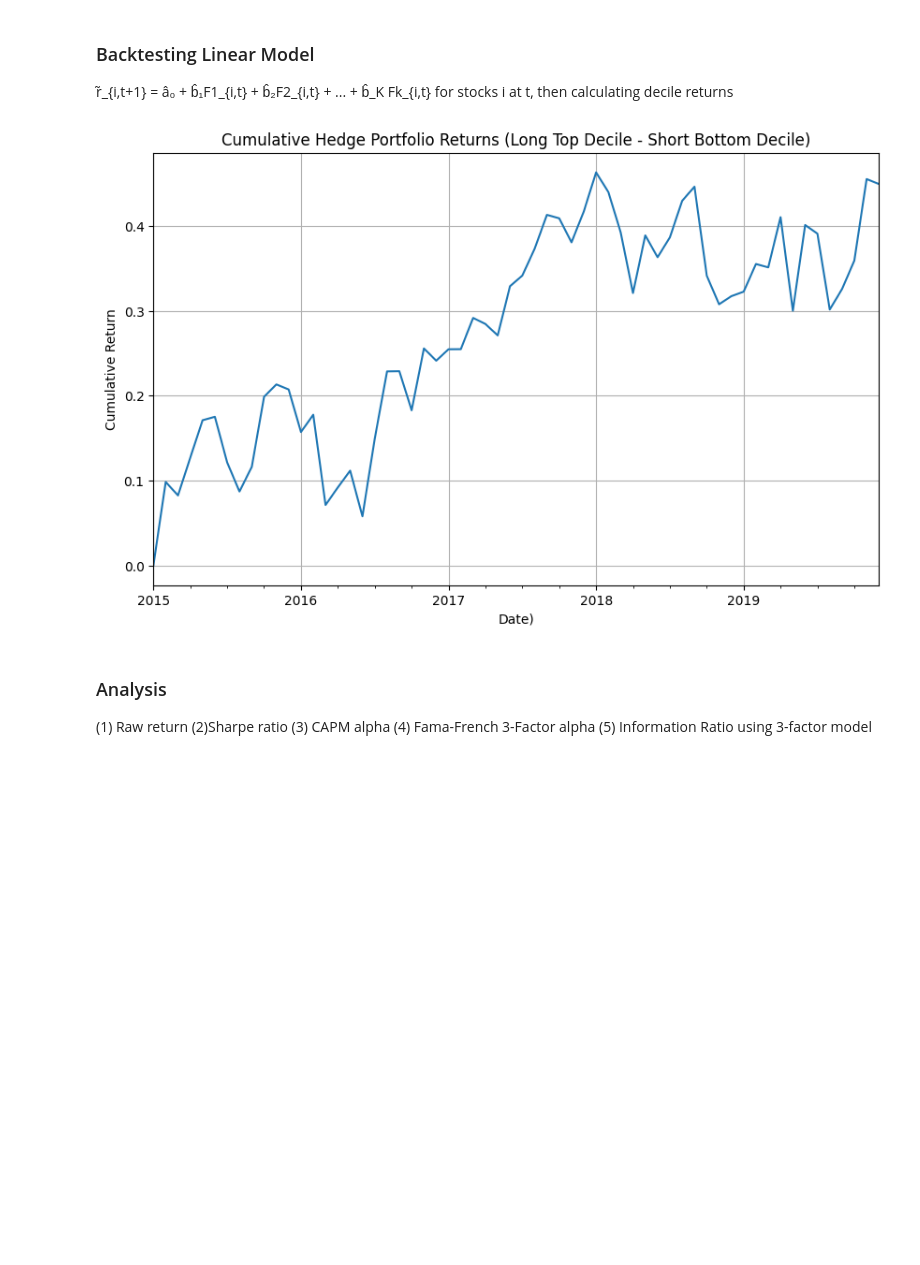
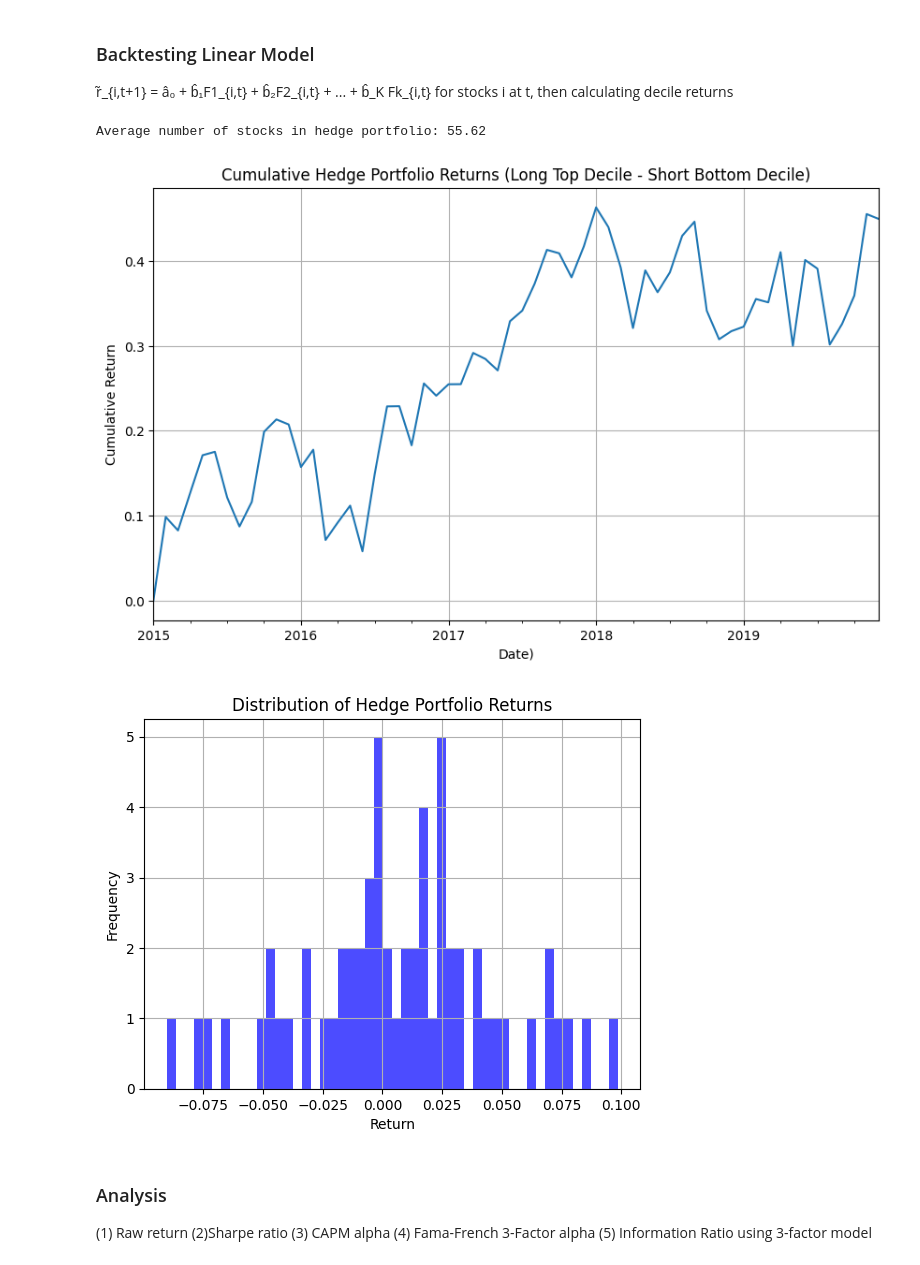
Before and after one commit to lesterholsterr/equity-factor-model, a Jupyter notebook: backtesting.ipynb, the cells around one changed output. Saved outputs shown, nothing was run; the diff lists cells and outputs as text; code cells hidden in the pictures; blank space fills up the shorter version.

Commit message:
added training splits

```diff
--- a/backtesting.ipynb
+++ b/backtesting.ipynb
@@ -19,3 +20,10 @@ composite_factors = [
     "MoneyFlowIndex_20", "pe_ttm"
 ]
 selected_factors = composite_factors[:10]
+# %%
+unique_dates = sorted(data['yyyymm'].unique())
+training_ratio = 4/5
+
+split_index = int(len(unique_dates) * training_ratio)
+split_date = unique_dates[split_index]
+print(f"Split at yyyymm: {split_date}")
@@ -22,7 +32,7 @@ selected_factors = composite_factors[:10]
 # %% [markdown]
 ### Obtaining Betas From Training
 # %%
-train_data = data[data['yyyymm'] < 201501].copy()
+train_data = data[data['yyyymm'] < split_date].copy()
 
 train_factors = train_data[['permno', 'yyyymm'] + selected_factors].copy()
 train_returns = train_data[['permno', 'yyyymm', 'ret_f1']].copy()
@@ -76,7 +86,7 @@ average    0.020057
 ### Backtesting Linear Model
 r̃_{i,t+1} = â₀ + b̂₁F1_{i,t} + b̂₂F2_{i,t} + ... + b̂_K Fk_{i,t} for stocks i at t, then calculating decile returns
 # %%
-backtest_data = data[data['yyyymm'] >= 201501].copy()
+backtest_data = data[data['yyyymm'] >= split_date].copy()
 backtest_data['monthid'] = backtest_data['monthid'] - 420
 # %%
 avg_alpha = average_betas_and_alpha_df['alpha']['average']
@@ -112,11 +122,19 @@ for month, group in monthly_groups:
     long_portfolio_ret = group[group['decile'] == 10]['ret_f1'].mean()
     short_portfolio_ret = group[group['decile'] == 1]['ret_f1'].mean()
 
+    long_stocks = group[group['decile'] == 10]['permno'].unique()
+    short_stocks = group[group['decile'] == 1]['permno'].unique()
+
     if pd.isna(long_portfolio_ret) or pd.isna(short_portfolio_ret):
         continue
 
     hedge_return = long_portfolio_ret - short_portfolio_ret
-    portfolio_returns.append({'yyyymm': month, 'hedge_return': hedge_return})
+    portfolio_returns.append(
+        {'yyyymm': month,
+         'hedge_return': hedge_return,
+         'long_stocks': long_stocks,
+         'short_stocks': short_stocks}
+    )
 
 hedge_portfolio_df = pd.DataFrame(portfolio_returns)
 hedge_portfolio_df['yyyymm'] = pd.to_datetime(hedge_portfolio_df['yyyymm'], format='%Y%m')
@@ -125,16 +143,30 @@ hedge_portfolio_df = hedge_portfolio_df.set_index('yyyymm')
 # make first month returns 0
 hedge_portfolio_df['hedge_return'] = hedge_portfolio_df['hedge_return'].shift(1)
 hedge_portfolio_df.loc[hedge_portfolio_df.index[0], 'hedge_return'] = 0.0
+# %%
+number_of_stocks = hedge_portfolio_df['long_stocks'].apply(len) + hedge_portfolio_df['short_stocks'].apply(len)
+average_number_of_stocks = number_of_stocks.mean()
+print(f"Average number of stocks in hedge portfolio: {average_number_of_stocks:.2f}")
+# %% [output]
+Average number of stocks in hedge portfolio: 55.62
 # %%
 hedge_portfolio_df['cumulative_return'] = (1 + hedge_portfolio_df['hedge_return']).cumprod() - 1
 plt.figure(figsize=(10, 6))
 hedge_portfolio_df['cumulative_return'].plot(title='Cumulative Hedge Portfolio Returns (Long Top Decile - Short Bottom Decile)')
 plt.xlabel('Date)')
 plt.ylabel('Cumulative Return')
 plt.grid(True)
 plt.show()
+
+hedge_portfolio_df['hedge_return'].hist(bins=50, alpha=0.7, color='blue')
+plt.title('Distribution of Hedge Portfolio Returns')
+plt.xlabel('Return')
+plt.ylabel('Frequency')
+plt.grid(True)
+plt.show()
 # %% [output]
 [figure]
+[figure, added]
 # %% [markdown]
 ### Analysis
 (1) Raw return
```
Also changed, not shown: parts of 3 cells of this notebook.
